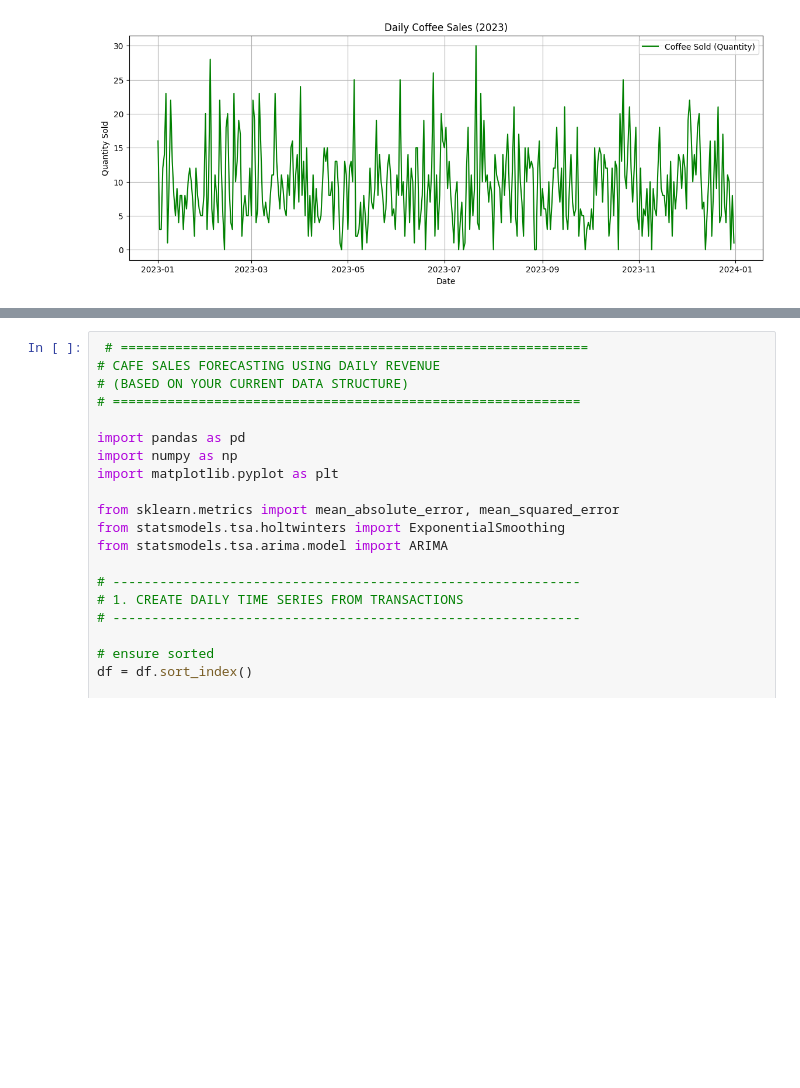
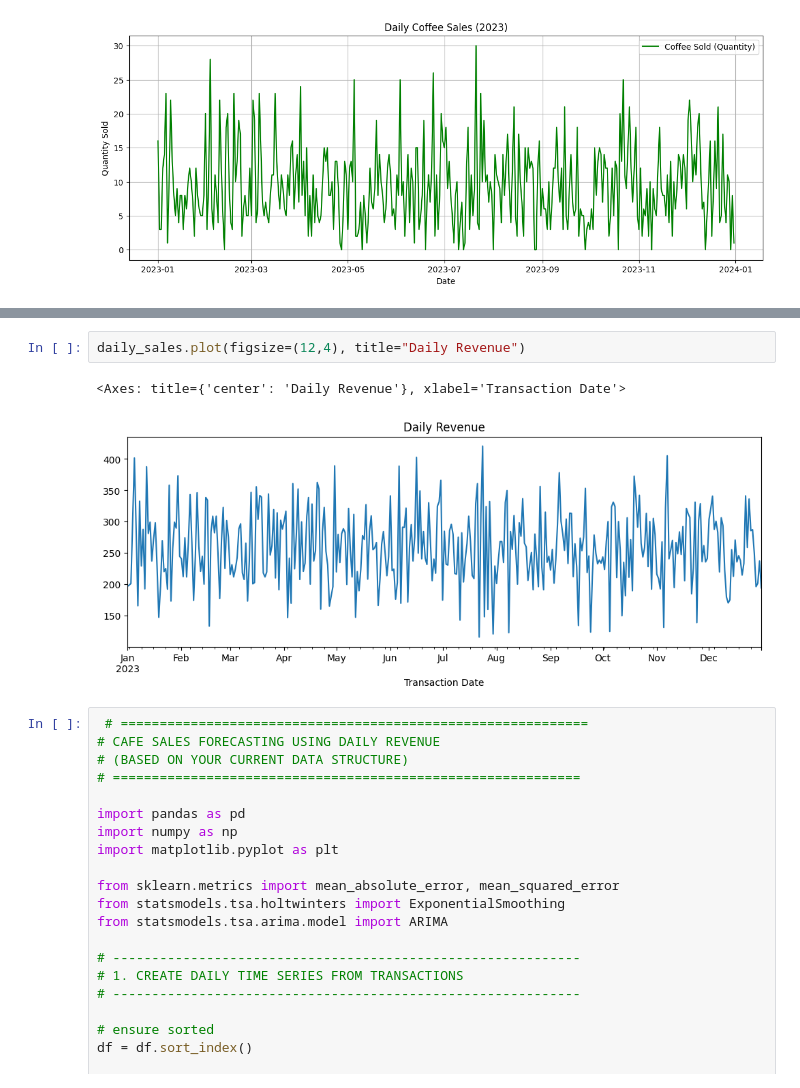
Before and after one commit to birhanumoges/Cafe-Sales-Forecasting_and_Recommendation-System, a Jupyter notebook: notebooks/time_series_analysis.ipynb, the cells around one changed output, grey strips where cells are left out. Drawn from its saved outputs; the diff is of its cells as text; blank space fills up the shorter version.

```diff
--- a/notebooks/time_series_analysis.ipynb
+++ b/notebooks/time_series_analysis.ipynb
@@ -379,3 +387,8 @@ Missing dates: 0
+# %%
+daily_sales.plot(figsize=(12,4), title="Daily Revenue")
+# %% [output]
+<Axes: title={'center': 'Daily Revenue'}, xlabel='Transaction Date'>
+[figure, added]
 # %%
  # ============================================================
 # CAFE SALES FORECASTING USING DAILY REVENUE
```
Also changed, not shown: parts of 1 cell of this notebook.
